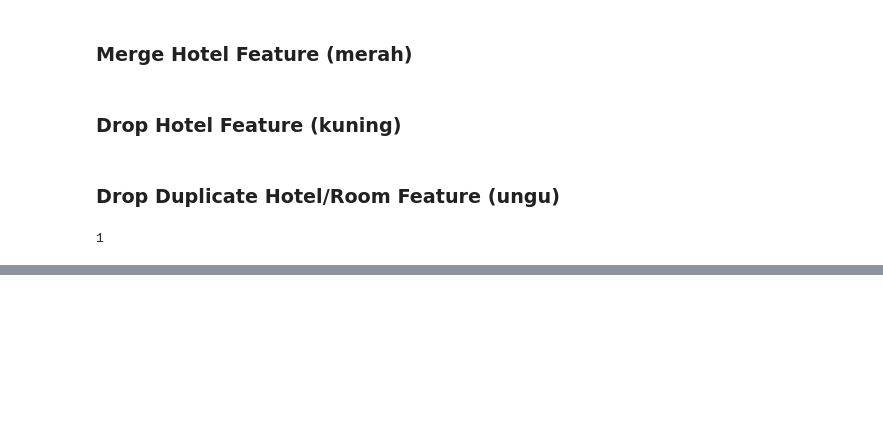
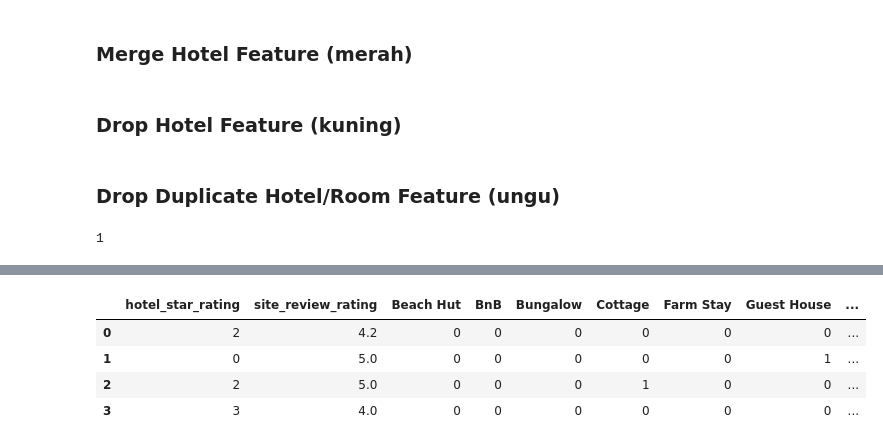
Before and after one commit to zulfauzi92/Hotel_Recomendation_Model_Traveloka, a Jupyter notebook: Eksplorasi Data/Main Dataset/Eksplorasi Data Hotel.ipynb, the cells around one changed output, grey strips where cells are left out. Cells and saved outputs as stored; diff of their text form; code cells hidden in the pictures; blank space fills up the shorter version.

```diff
--- a/Eksplorasi Data/Main Dataset/Eksplorasi Data Hotel.ipynb
+++ b/Eksplorasi Data/Main Dataset/Eksplorasi Data Hotel.ipynb
@@ -541,0 +588,9 @@ df_hotel.to_csv('DataHotel_ML_Filtered.csv')
+# %%
+hotel_features = df_hotel_ML.iloc[:, 4:].copy()
+hotel_features.head(4)
+# %% [output]
+|  | hotel_star_rating | site_review_rating | Beach Hut | BnB | Bungalow | Cottage | Farm Stay | Guest House | ... |
+| 0 | 2 | 4.2 | 0 | 0 | 0 | 0 | 0 | 0 | ... |
+| 1 | 0 | 5.0 | 0 | 0 | 0 | 0 | 0 | 1 | ... |
+| 2 | 2 | 5.0 | 0 | 0 | 0 | 1 | 0 | 0 | ... |
+| 3 | 3 | 4.0 | 0 | 0 | 0 | 0 | 0 | 0 | ... |
```
Also changed, not shown: parts of 14 cells of this notebook, 1 other file.
